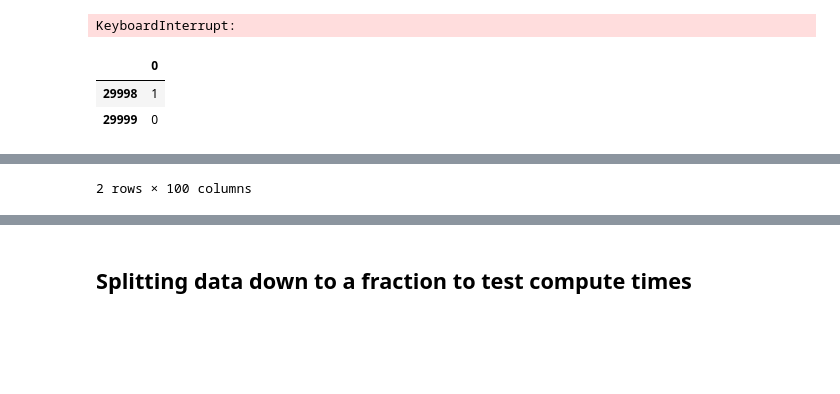
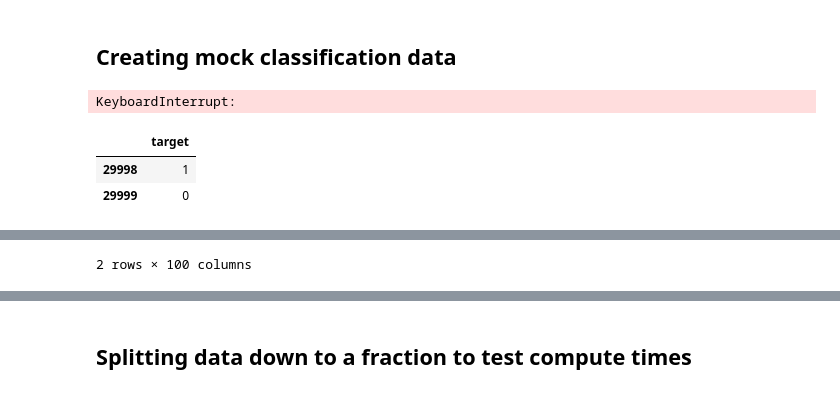
Before and after one commit to ggomp2885/Python, a Jupyter notebook: ML_experiments/10_million_datapoints.ipynb, the cells around one changed output, grey strips where cells are left out. Cells and saved outputs as stored; diff of their text form; code cells hidden in the pictures; blank space fills up the shorter version.

```diff
--- a/ML_experiments/10_million_datapoints.ipynb
+++ b/ML_experiments/10_million_datapoints.ipynb
@@ -15,3 +91,5 @@ print(nb_dir)
+# %% [markdown]
+## Creating mock classification data
 # %%
 %%time
 X, y = make_classification(n_samples=1_000_000, n_features=100, n_informative=80,
@@ -27,18 +105,16 @@ KeyboardInterrupt:
 # %%
 %%time
 X, y = make_classification(n_samples=30_000, n_features=100, n_informative=80,
                           n_redundant=10, n_repeated=5, n_classes=2, weights=[.7, .3],
                           flip_y=.05, random_state=1)
+
 X = pd.DataFrame(X)
-y = pd.DataFrame(y)
+y = pd.DataFrame(y, columns=['target'])
 
 display(y.tail(2))
 display(X.tail(2))
-
-all_data = pd.concat([y, X], axis=1)
-display(all_data.tail(2))
 # %% [output]
-|  | 0 |
+|  | target |
 | 29998 | 1 |
 | 29999 | 0 |
 |  | 0 | 1 | 2 | 3 | 4 | 5 | 6 | 7 | 8 | 9 | ... | ... |
```
Also changed, not shown: parts of 32 cells of this notebook, 3 other files.
